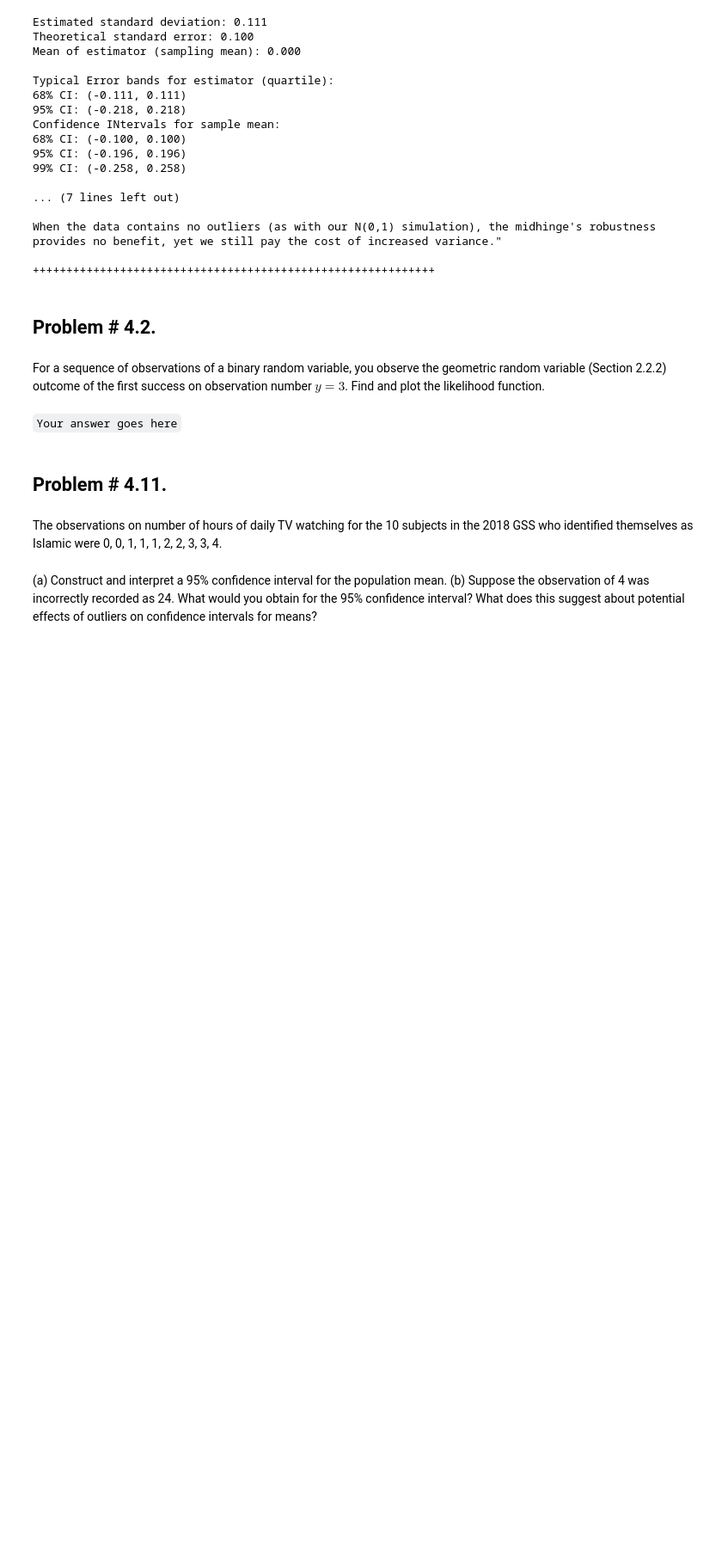
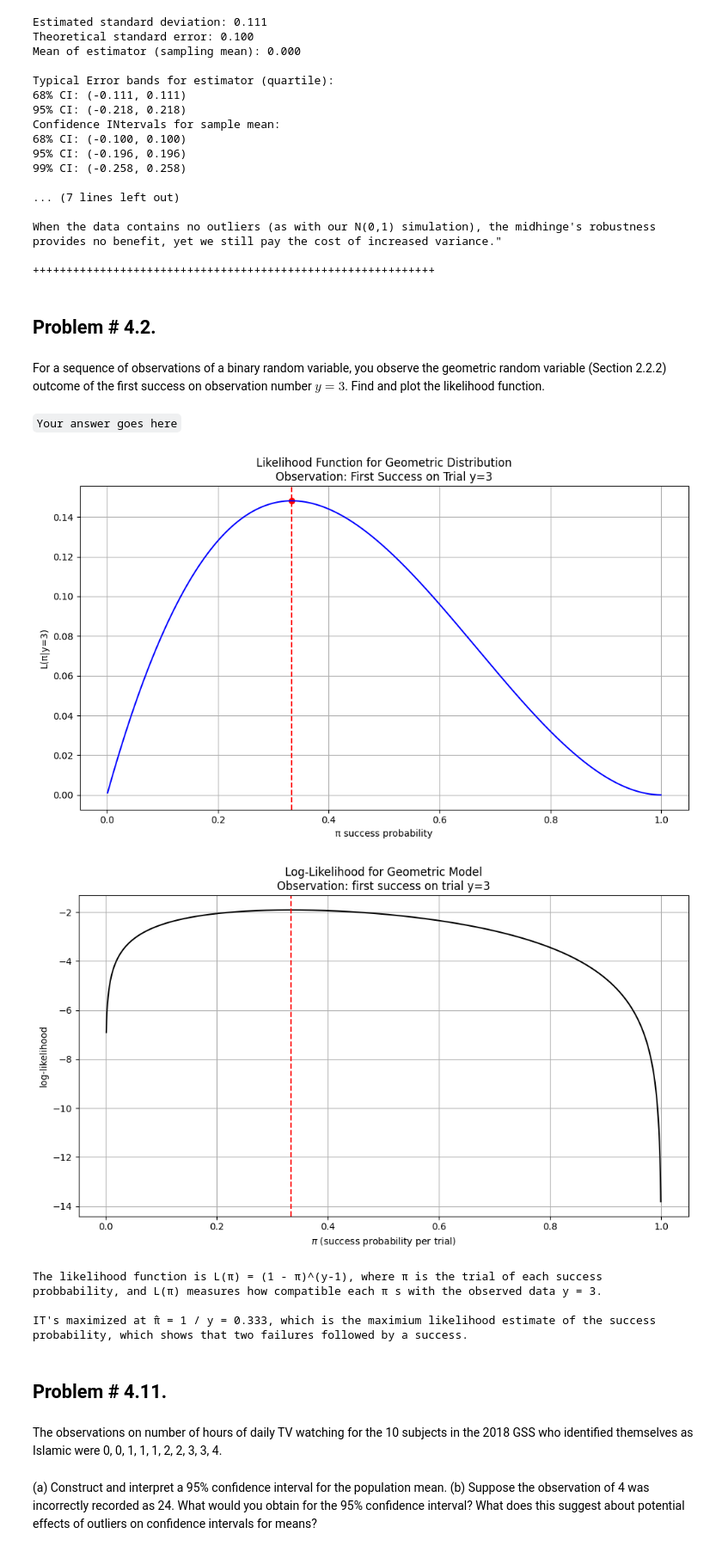
Before and after one commit to parkco34/usd_ai, a Jupyter notebook: module4/parker_module4.ipynb, the cells around one changed output. Shown at 86% size. Drawn from its saved outputs; the diff is of its cells as text; code cells hidden in the pictures; blank space fills up the shorter version.

```diff
--- a/module4/parker_module4.ipynb
+++ b/module4/parker_module4.ipynb
@@ -112,6 +112,63 @@ variable (Section 2.2.2) outcome of the first success on observation number $y =
 the likelihood function.
 # %% [markdown]
 `Your answer goes here`
+# %%
+import numpy as np
+import matplotlib.pyplot as plt
+
+# First success @ y = 3
+y = 3
+
+# Array of possible pi values, arbitrarily chosen number of samples
+pi_pts = np.linspace(0.001, 0.999, int(1e4))
+
+# Likelihood for geometric dist
+L = ((1 - pi_pts)**(y-1)) * pi_pts
+
+# MLE
+pi_hat = 1 / y
+
+# Likelihood @ MLE for marking in plot
+L_hat = ((1 - pi_hat)**(y-1)) * pi_hat
+
+# Plotting
+plt.figure(figsize=(10, 6))
+plt.plot(pi_pts, L, "b-", label="Likelihood: L(\u03C0) = P(Y=3 | \u03C0)"
+)
+plt.axvline(pi_hat, color="red", linestyle="--", label=f"MLE: pi_hat = 1 / {y} = {pi_hat:.3f}")
+plt.scatter([pi_hat], [L_hat], color="red")
+plt.xlabel("\u03C0 success probability")
+plt.ylabel("L(\u03C0|y=3)")
+plt.title("Likelihood Function for Geometric Distribution\nObservation: First Success on Trial y=3")
+plt.grid(True)
+plt.tight_layout()
+plt.show()
+
+# Plotting the log-likelihood
+logL = np.log(L)
+
+plt.figure(figsize=(10, 6))
+plt.plot(pi_pts, logL, "k-", label=r"$\ell(\pi)=\log L(\pi)$")
+plt.axvline(pi_hat, color="red", linestyle="--", label=f"MLE: {pi_hat:.3f}")
+plt.xlabel(r"$\pi$ (success probability per trial)")
+plt.ylabel(r"log-likelihood")
+plt.title(f"Log-Likelihood for Geometric Model\nObservation: first success on trial y={y}")
+plt.grid(True)
+plt.tight_layout()
+plt.show()
+
+# Interpretation
+print(f"""
+The likelihood function is L(\u03C0) = (1 - \u03C0)^(y-1), where \u03C0 is the trial of each success probbability, and L(\u03C0) measures how compatible each \u03C0 s with the observed data y = {y}.
+
+IT's maximized at \u03C0\u0302 = 1 / y = {pi_hat:.3f}, which is the maximium likelihood estimate of the success probability, which shows that two failures followed by a success.
+      """)
+# %% [output]
+[figure, added]
+[figure, added]
+The likelihood function is L(π) = (1 - π)^(y-1), where π is the trial of each success probbability, and L(π) measures how compatible each π s with the observed data y = 3.
+
+IT's maximized at π̂ = 1 / y = 0.333, which is the maximium likelihood estimate of the success probability, which shows that two failures followed by a success.
 # %% [markdown]
 ## Problem # 4.11.
 # %% [markdown]
```
Also changed, not shown: parts of 3 cells of this notebook, 6 other files.
